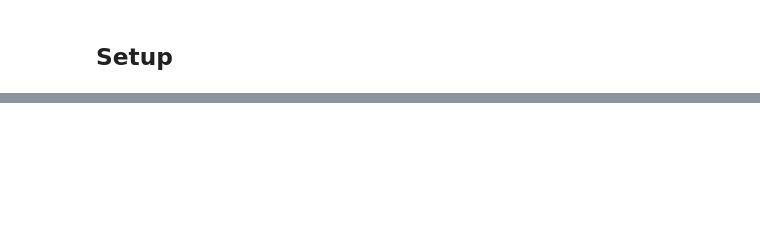
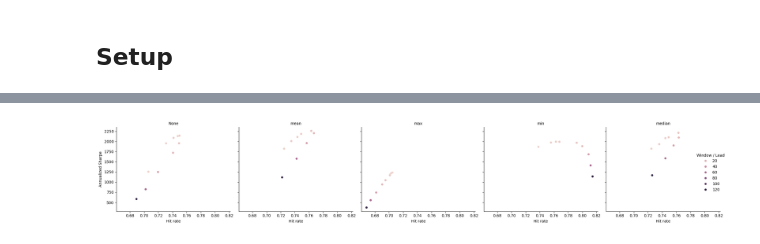
Before and after one commit to ilyaperepelitsa/dobyte_test, a Jupyter notebook: notebooks/run_multiple_strategies.ipynb, the cells around one changed output, grey strips where cells are left out. Cells and saved outputs as stored; diff of their text form; code cells hidden in the pictures; blank space fills up the shorter version.

```diff
--- a/notebooks/run_multiple_strategies.ipynb
+++ b/notebooks/run_multiple_strategies.ipynb
@@ -47,0 +231,45 @@ pd.DataFrame(all_stats, index = indices)
+# %%
+
+plot_df = (
+    df.reset_index()
+      .rename(columns={"strategy": "group"})
+)
+
+plot_df["agg_fn"]      = plot_df["agg_fn"].fillna("None")
+plot_df["window/lead"] = plot_df["window/lead"].fillna(1.0)
+
+norm = Normalize(
+    vmin=plot_df["window/lead"].min(),
+    vmax=plot_df["window/lead"].max()
+)
+
+
+g = sns.relplot(
+        data   = plot_df,
+        kind   = "scatter",
+        x      = "Hit rate",
+        y      = "Annualized Sharpe",
+        hue    = "window/lead",
+        hue_norm = norm,
+        col    = "agg_fn",
+        edgecolor = "w",
+        linewidth = .5,
+        height = 4,
+        aspect = 1.1
+)
+
+g.set_titles(col_template="{col_name}")
+g.legend.set_title("Window / Lead")
+
+fig = g.fig
+fig.tight_layout()
+fig.savefig(
+    "../reports/figures/hitrate_vs_sharpe.png",
+    dpi=300,
+    bbox_inches="tight"
+)
+
+# optional preview
+plt.show()
+# %% [output]
+[figure, added]
```
Also changed, not shown: parts of 25 cells of this notebook, 19 other files.
